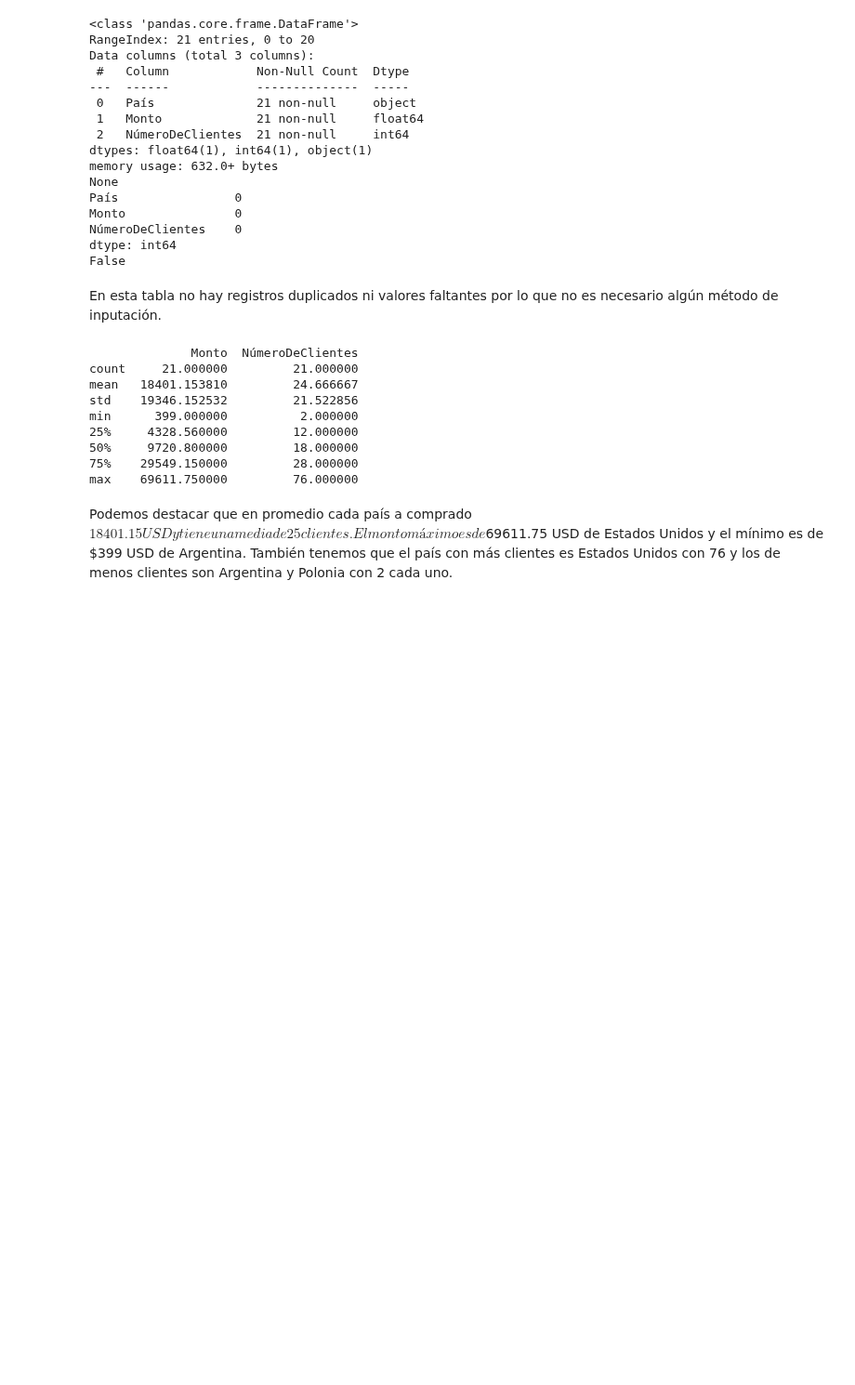
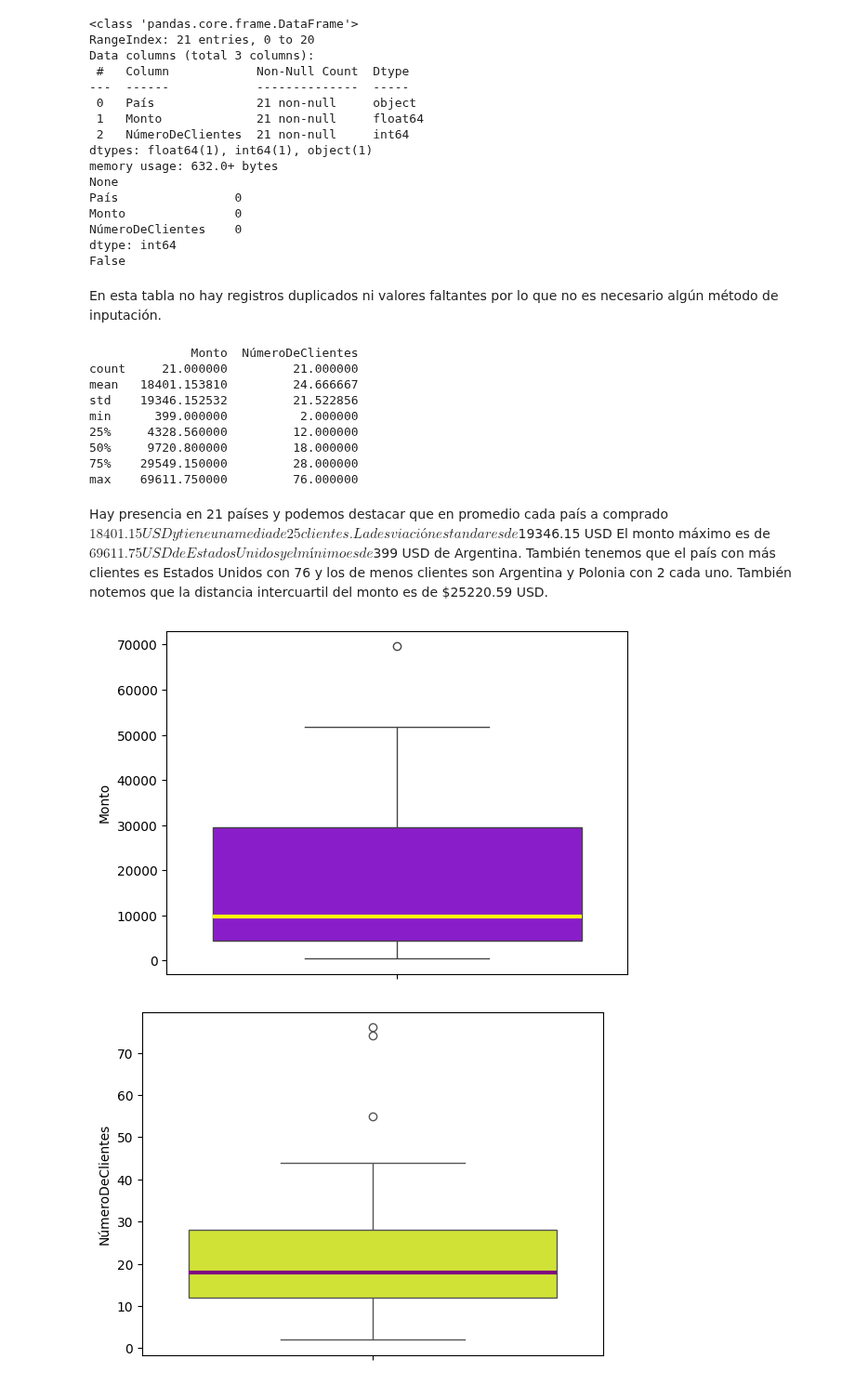
Before and after one commit to arieldatascientist/Northwind_end-to-end-ventas-forecasting-and-segmentation, a Jupyter notebook: notebooks/EDA_Northwind.ipynb, the cells around one changed output. Shown at 93% size. Saved outputs shown, nothing was run; the diff lists cells and outputs as text; code cells hidden in the pictures; blank space fills up the shorter version.

```diff
--- a/notebooks/EDA_Northwind.ipynb
+++ b/notebooks/EDA_Northwind.ipynb
@@ -215,4 +243,16 @@ min      399.000000          2.000000
 75%    29549.150000         28.000000
 max    69611.750000         76.000000
 # %% [markdown]
-Podemos destacar que en promedio cada país a comprado $18401.15 USD y tiene una media de 25 clientes. El monto máximo es de $69611.75 USD de Estados Unidos y el mínimo es de $399 USD de Argentina. También tenemos que el país con más clientes es Estados Unidos con 76 y los de menos clientes son Argentina y Polonia con 2 cada uno.
+Hay presencia en 21 países y podemos destacar que en promedio cada país a comprado $18401.15 USD y tiene una media de 25 clientes. La desviación estandar es de $19346.15 USD El monto máximo es de $69611.75 USD de Estados Unidos y el mínimo es de $399 USD de Argentina. También tenemos que el país con más clientes es Estados Unidos con 76 y los de menos clientes son Argentina y Polonia con 2 cada uno. También notemos que la distancia intercuartil del monto es de $25220.59 USD.
+# %%
+pais_monto = pais_ventas["Monto"]
+pais_clientes = pais_ventas["NúmeroDeClientes"]
+
+sbn.boxplot(pais_monto, orient='v', color="#9200E7", medianprops={'color':'yellow', 'linewidth': 3})
+plt.show()
+
+sbn.boxplot(pais_clientes, orient='v', color="#E8FF19", medianprops={'color':'purple', 'linewidth': 3})
+plt.show()
+# %% [output]
+[figure, added]
+[figure, added]
```
Also changed, not shown: parts of 9 cells of this notebook.
